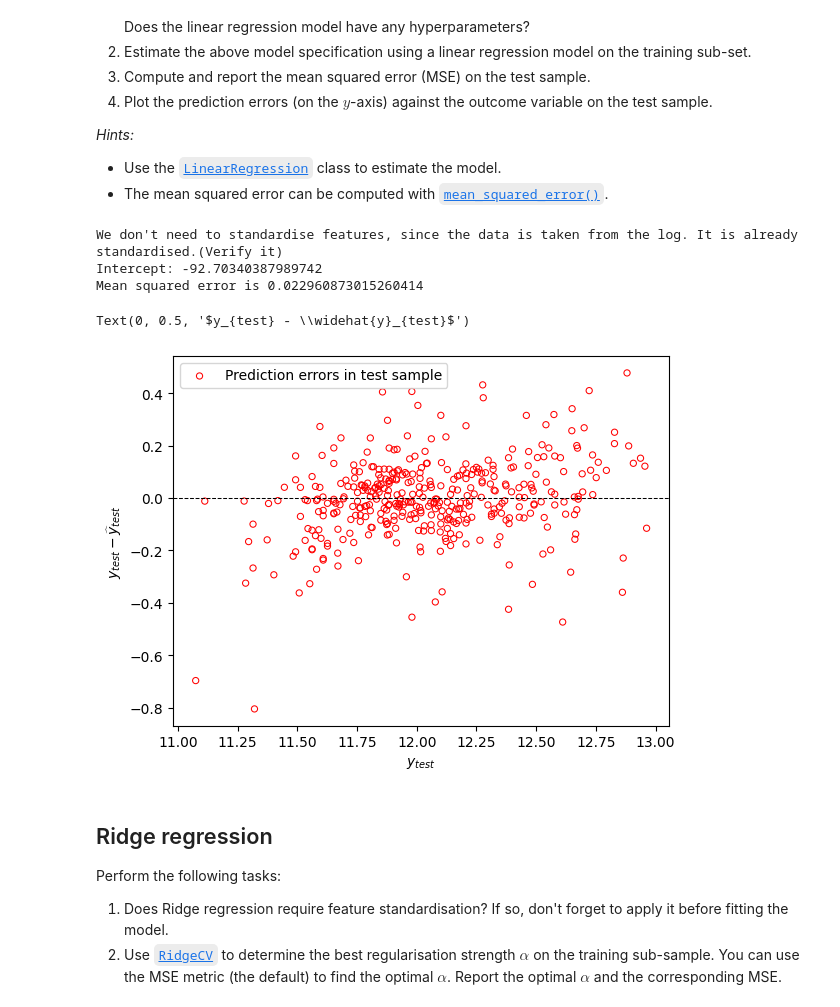
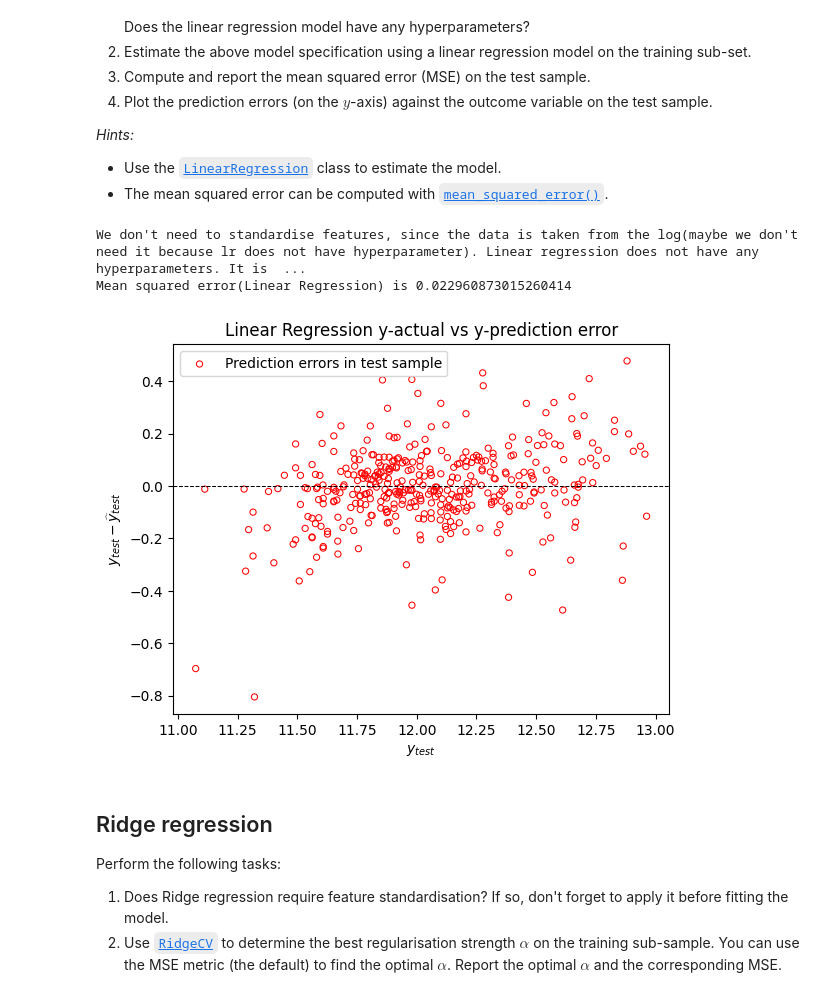
Before and after one commit to JynxC98/ML-Finance-Project-1, a Jupyter notebook: project.ipynb, the cells around one changed output. Cells and saved outputs as stored; diff of their text form; code cells hidden in the pictures.

```diff
--- a/project.ipynb
+++ b/project.ipynb
@@ -113,8 +113,11 @@ Apply the following steps to preprocess the data before estimation:
     the kernel density or histogram plots for the logged variables.
     Name the transformed columns `logSalePrice`, `logLivingArea` and `logLotArea`.
 # %%
+# Drop nan rows and trim outliers
+
 df.dropna(inplace=True)
-for col in ['SalePrice', 'LivingArea', 'LotArea']:
+features_to_recode = ['SalePrice', 'LivingArea', 'LotArea'] # If order is changed, the number of rows are different. If all conditions are added in one go 1317 rows are there.
+for col in features_to_recode:
     df = df[(df[col] > df[col].quantile(0.01)) & (df[col] < df[col].quantile(0.99))]
 df
 # %% [output]
@@ -132,23 +135,30 @@ df
 | 1459 | 147500.0 | 923.087413 | Edwards | Single-family | 5 | 6 | 1965 | ... |
 1301 rows × 13 columns
 # %%
+# Recode CentralAir, Fireplaces, BuildingType
+
 import matplotlib.pyplot as plt
 import numpy as np
+
 df['HasCentralAir'] = df.apply(lambda row: 1 if row.CentralAir == 'Y' else 0, axis=1)
 df['HasFireplace'] = df.apply(lambda row: 1 if row.Fireplaces >= 1 else 0, axis=1)
 df['IsSingleFamily'] = df.apply(lambda row: 1 if row.BuildingType == 'Single-family' else 0, axis=1)
+
+# Plot Histograms of SalePrice, LivingArea, LotArea
 fig, axis = plt.subplots(1,3,figsize=(12,3))
 fig.suptitle('Histograms of SalePrice, LivingArea, LotArea')
 for idx, col in enumerate(['SalePrice', 'LivingArea', 'LotArea']):
     axis[idx].hist(df[col], label=col)
     axis[idx].legend()
 
-df['logSalePrice'] = df.apply(lambda row: np.log(row.SalePrice), axis=1)
-df['logLivingArea'] = df.apply(lambda row: np.log(row.LivingArea), axis=1)
-df['logLotArea'] = df.apply(lambda row: np.log(row.LotArea), axis=1)
+# Find logSalePrice, logLivingArea, logLotArea
+df['logSalePrice'] = np.log(df['SalePrice'])
+df['logLivingArea'] = np.log(df['LivingArea'])
+df['logLotArea'] = np.log(df['LotArea'])
 
+# Plot Histograms of logSalePrice, logLivingArea, logLotArea
 fig, axis = plt.subplots(1,3,figsize=(12,3))
-fig.suptitle('Histograms of logSalePrice, logLivingArea,logLotArea')
+fig.suptitle('Histograms of logSalePrice, logLivingArea, logLotArea')
 for idx, col in enumerate(['logSalePrice', 'logLivingArea', 'logLotArea']):
     axis[idx].hist(df[col], label=col)
     axis[idx].legend()
@@ -259,10 +270,11 @@ sample contains 70% of observations.
 - Make sure to define the training and test samples only *once* so that they are identical for all estimators used below.
 # %%
 from sklearn.model_selection import train_test_split
+
 random_state = 123
 test_size = 0.3
-
-X_train, X_test, Y_train, Y_test = train_test_split(X, df['logSalePrice'],
+Y = df['logSalePrice']
+X_train, X_test, Y_train, Y_test = train_test_split(X, Y,
     test_size=test_size,
     random_state=random_state
 )
@@ -281,38 +293,34 @@ Perform the following tasks:
 - Use the [`LinearRegression`](https://scikit-learn.org/stable/modules/generated/sklearn.linear_model.LinearRegression.html) class to estimate the model.
 - The mean squared error can be computed with [`mean_squared_error()`](https://scikit-learn.org/stable/modules/generated/sklearn.metrics.mean_squared_error.html).
 # %%
+import matplotlib.pyplot as plt
 from sklearn.linear_model import LinearRegression
 from sklearn.metrics import mean_squared_error
-print("We don't need to standardise features, since the data is taken from the log. It is already standardised.(Verify it)")
+
+print("We don't need to standardise features, since the data is taken from the log(maybe we don't need \
+it because lr does not have hyperparameter). Linear regression does not have any hyperparameters. It is already standardised.(Verify it)")
 lr = LinearRegression(fit_intercept=True)
 lr.fit(X_train, Y_train)
-
-print(f'Intercept: {lr.intercept_}')
-# print(f'Coefficients: {len(lr.coef_)}')
-import matplotlib.pyplot as plt
-
 Y_test_hat = lr.predict(X_test)
 
-# Compute prediction errors
 errors = Y_test - Y_test_hat
 error = mean_squared_error(Y_test, Y_test_hat)
 error_linear = error
-print(f'Mean squared error is {error}')
+print(f'Mean squared error(Linear Regression) is {error}')
 
 plt.scatter(Y_test, errors, s=20, lw=0.75,
     color='none', edgecolor='red',
     label='Prediction errors in test sample'
 )
+plt.title('Linear Regression y-actual vs y-prediction error')
 plt.axhline(0.0, lw=0.75, ls='--', c='black')
 plt.legend()
 plt.xlabel(r'$y_{test}$')
-plt.ylabel(r'$y_{test} - \widehat{y}_{test}$')
+plt.ylabel(r'$y_{test} - \widehat{y}_{test}$');
 # %% [output]
-We don't need to standardise features, since the data is taken from the log. It is already standardised.(Verify it)
-Intercept: -92.70340387989742
-Mean squared error is 0.022960873015260414
+We don't need to standardise features, since the data is taken from the log(maybe we don't need it because lr does not have hyperparameter). Linear regression does not have any hyperparameters. It is  ...
+Mean squared error(Linear Regression) is 0.022960873015260414
-Text(0, 0.5, '$y_{test} - \\widehat{y}_{test}$')
-[figure, old version]
+[figure, new version]
 # %% [markdown]
 ## Ridge regression
 
```
Also changed, not shown: parts of 15 cells of this notebook.
